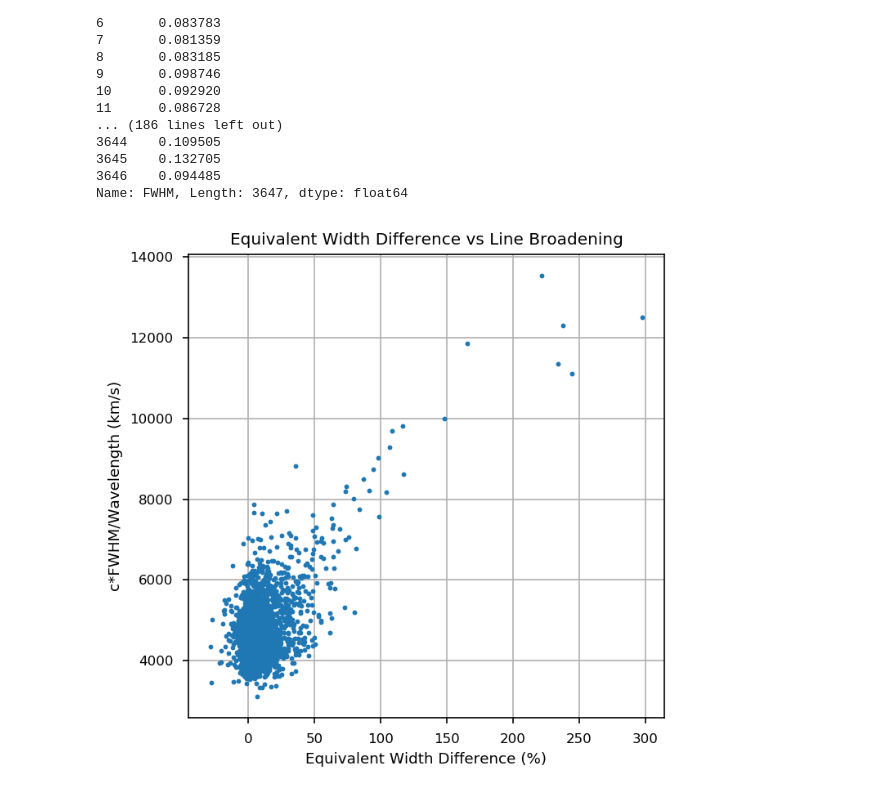
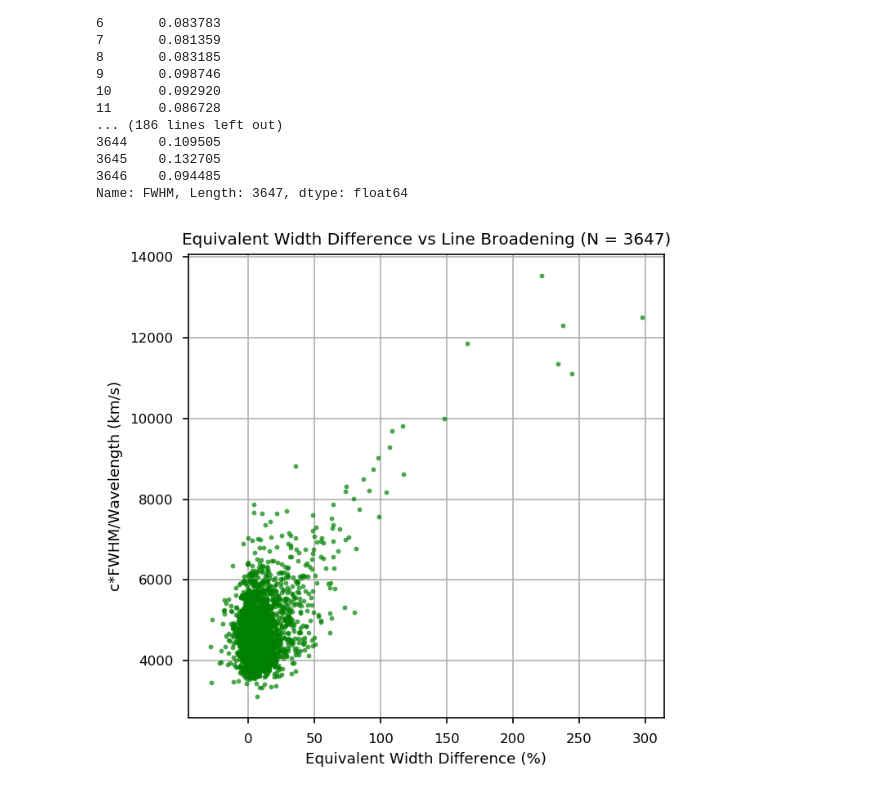
Before and after one commit to jkcarlberg/redgiant_planethosts, a Jupyter notebook: auto_eqw_all.ipynb, the cells around one changed output. Drawn from its saved outputs; the diff is of its cells as text; code cells hidden in the pictures.

Commit message:
broadening plot

```diff
--- a/auto_eqw_all.ipynb
+++ b/auto_eqw_all.ipynb
@@ -210,13 +210,12 @@ Name: FWHM, Length: 3647, dtype: float64
 # %%
 delta_eqw = all_meas_df['Difference']
 broadening = c.c.value*(all_meas_df['FWHM']/all_meas_df['Line (Angstroms)'])
 
-
 fig = plt.figure(figsize=(5,5), dpi=150)
-plt.plot(delta_eqw,broadening, '.')
-plt.title("Equivalent Width Difference vs Line Broadening")
+plt.plot(delta_eqw,broadening, '.', color = 'g', alpha=0.7)
+plt.title("Equivalent Width Difference vs Line Broadening (N = {})".format(len(delta_eqw)))
 plt.xlabel("Equivalent Width Difference ({})".format(symbol))
 plt.ylabel("c*FWHM/Wavelength (km/s)")
 plt.grid()
 # %% [output]
-[figure, old version]
+[figure, new version]
```
